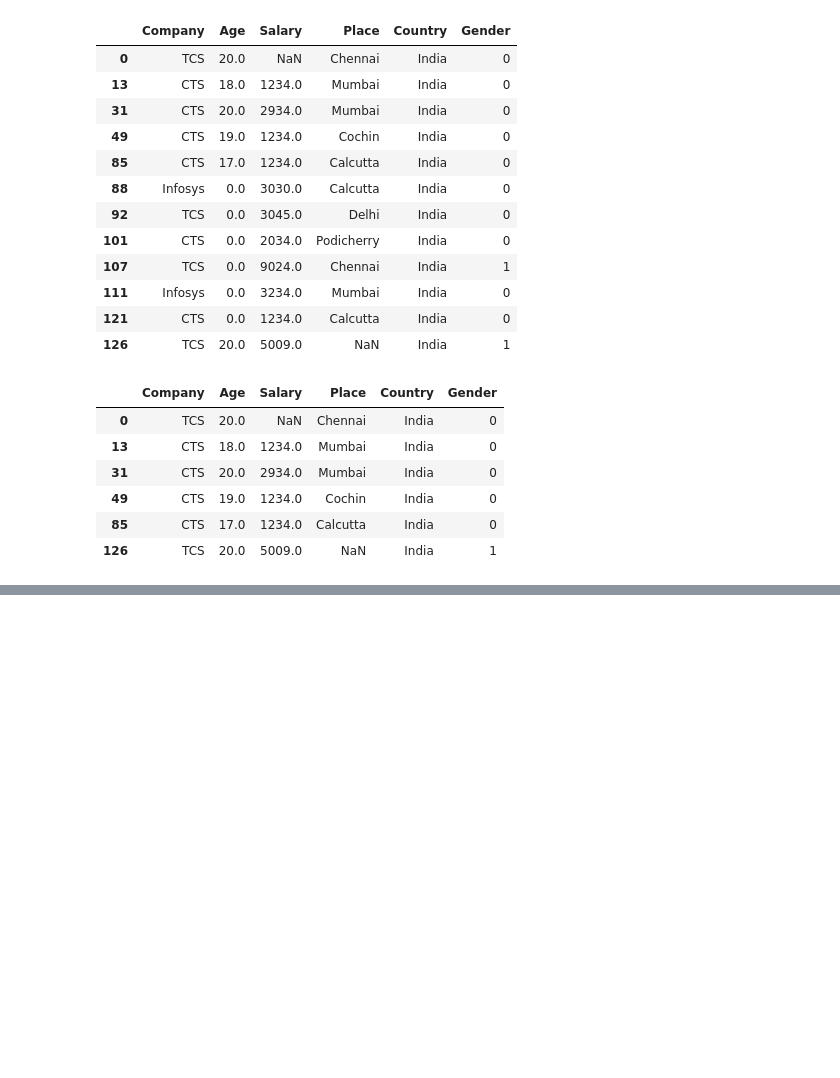
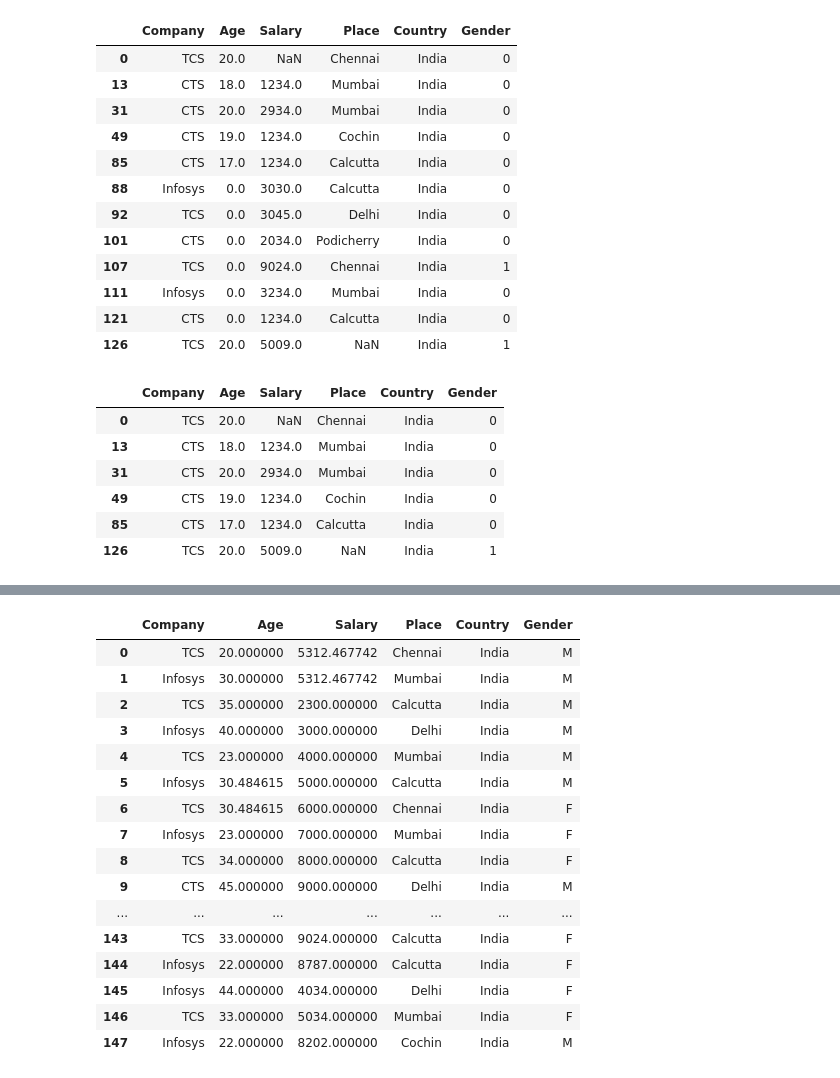
Before and after one commit to RaghulRameshTrainer/EricssonMay2022, a Jupyter notebook: Pandas.ipynb, the cells around one changed output, grey strips where cells are left out. Saved outputs shown, nothing was run; the diff lists cells and outputs as text; code cells hidden in the pictures; blank space fills up the shorter version.

```diff
--- a/Pandas.ipynb
+++ b/Pandas.ipynb
@@ -284,0 +301,2 @@ df[df['Age']<21]
+# %%
+df['Salary'].fillna(df['Salary'].mean(),inplace=True)
@@ -284,0 +326,2 @@ df[df['Age']<21]
+# %%
+df['Place'].fillna('Delhi',inplace=True)
@@ -284,0 +356,2 @@ df[df['Age']<21]
+# %%
+df['Gender']=df['Gender'].replace({0:'M',1:'F'})
@@ -284,0 +377,20 @@ df[df['Age']<21]
+# %%
+df
+# %% [output]
+|  | Company | Age | Salary | Place | Country | Gender |
+| 0 | TCS | 20.000000 | 5312.467742 | Chennai | India | M |
+| 1 | Infosys | 30.000000 | 5312.467742 | Mumbai | India | M |
+| 2 | TCS | 35.000000 | 2300.000000 | Calcutta | India | M |
+| 3 | Infosys | 40.000000 | 3000.000000 | Delhi | India | M |
+| 4 | TCS | 23.000000 | 4000.000000 | Mumbai | India | M |
+| 5 | Infosys | 30.484615 | 5000.000000 | Calcutta | India | M |
+| 6 | TCS | 30.484615 | 6000.000000 | Chennai | India | F |
+| 7 | Infosys | 23.000000 | 7000.000000 | Mumbai | India | F |
+| 8 | TCS | 34.000000 | 8000.000000 | Calcutta | India | F |
+| 9 | CTS | 45.000000 | 9000.000000 | Delhi | India | M |
+| ... | ... | ... | ... | ... | ... | ... |
+| 143 | TCS | 33.000000 | 9024.000000 | Calcutta | India | F |
+| 144 | Infosys | 22.000000 | 8787.000000 | Calcutta | India | F |
+| 145 | Infosys | 44.000000 | 4034.000000 | Delhi | India | F |
+| 146 | TCS | 33.000000 | 5034.000000 | Mumbai | India | F |
+| 147 | Infosys | 22.000000 | 8202.000000 | Cochin | India | M |
```
Also changed, not shown: parts of 26 cells of this notebook.
